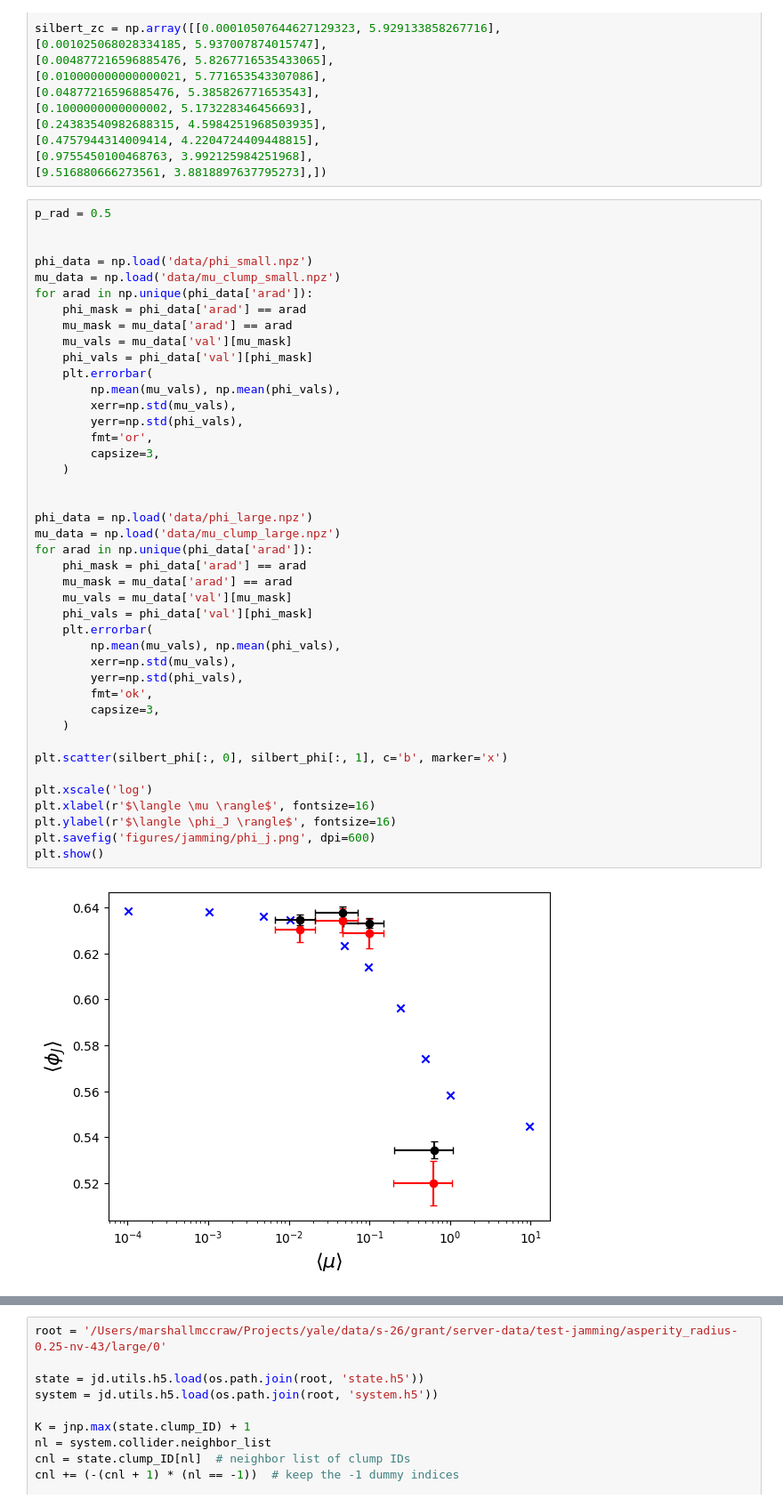
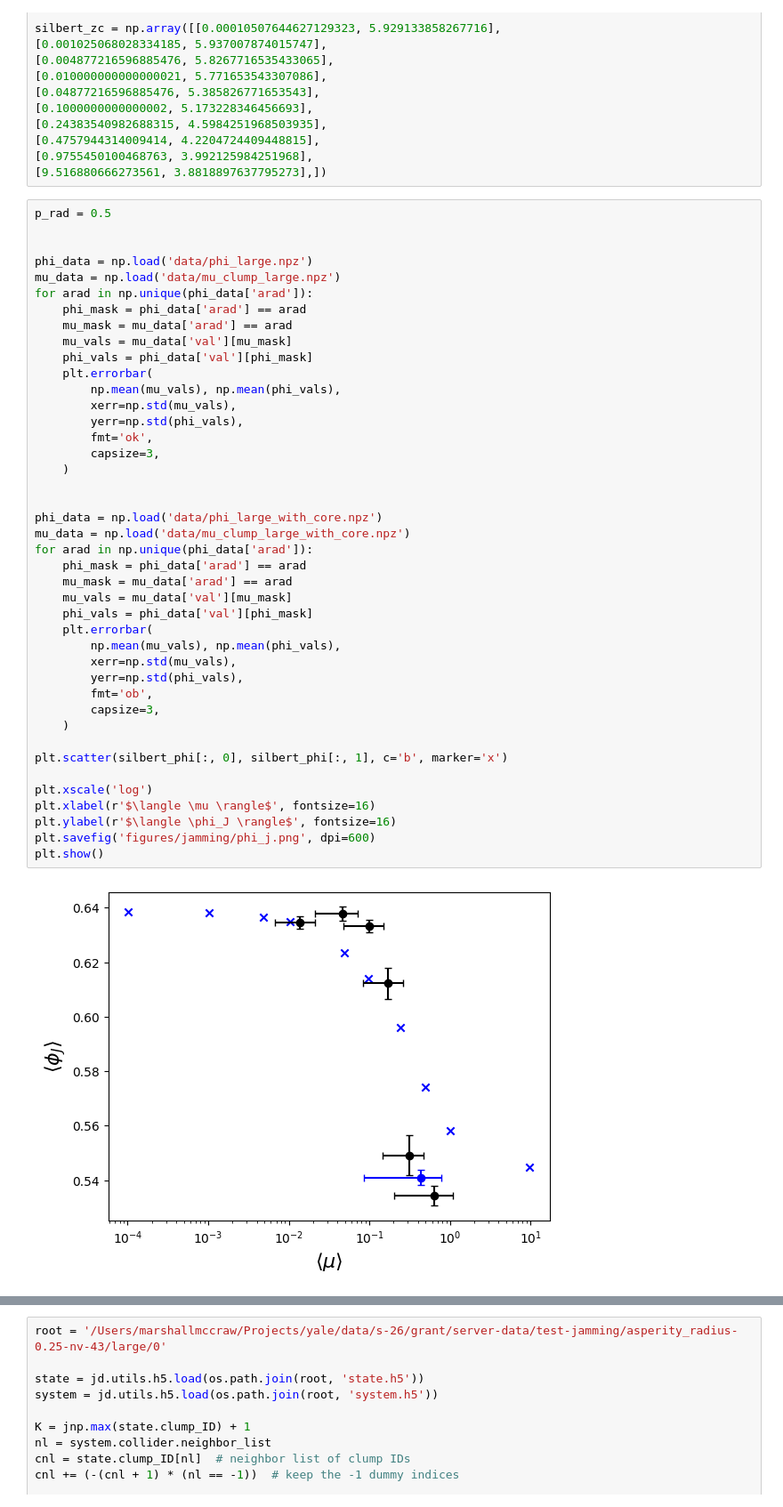
Before and after one commit to mmccraw98/notebooks-spring-26, a Jupyter notebook: 01/grant/analyzing-server-data/testing-jamming.ipynb, the cells around one changed output, grey strips where cells are left out. Shown at 89% size. Cells and saved outputs as stored; diff of their text form.

Commit message:
added friction data

```diff
--- a/01/grant/analyzing-server-data/testing-jamming.ipynb
+++ b/01/grant/analyzing-server-data/testing-jamming.ipynb
@@ -30,48 +30,48 @@ silbert_zc = np.array([[0.00010507644627129323, 5.929133858267716],
 [9.516880666273561, 3.8818897637795273],])
 # %%
 p_rad = 0.5
-
-
-phi_data = np.load('data/phi_small.npz')
-mu_data = np.load('data/mu_clump_small.npz')
-for arad in np.unique(phi_data['arad']):
-    phi_mask = phi_data['arad'] == arad
-    mu_mask = mu_data['arad'] == arad
-    mu_vals = mu_data['val'][mu_mask]
-    phi_vals = phi_data['val'][phi_mask]
-    plt.errorbar(
-        np.mean(mu_vals), np.mean(phi_vals),
-        xerr=np.std(mu_vals),
-        yerr=np.std(phi_vals),
-        fmt='or',
-        capsize=3,
-    )
 
 
 phi_data = np.load('data/phi_large.npz')
 mu_data = np.load('data/mu_clump_large.npz')
 for arad in np.unique(phi_data['arad']):
     phi_mask = phi_data['arad'] == arad
     mu_mask = mu_data['arad'] == arad
     mu_vals = mu_data['val'][mu_mask]
     phi_vals = phi_data['val'][phi_mask]
     plt.errorbar(
         np.mean(mu_vals), np.mean(phi_vals),
         xerr=np.std(mu_vals),
         yerr=np.std(phi_vals),
         fmt='ok',
         capsize=3,
     )
 
+
+phi_data = np.load('data/phi_large_with_core.npz')
+mu_data = np.load('data/mu_clump_large_with_core.npz')
+for arad in np.unique(phi_data['arad']):
+    phi_mask = phi_data['arad'] == arad
+    mu_mask = mu_data['arad'] == arad
+    mu_vals = mu_data['val'][mu_mask]
+    phi_vals = phi_data['val'][phi_mask]
+    plt.errorbar(
+        np.mean(mu_vals), np.mean(phi_vals),
+        xerr=np.std(mu_vals),
+        yerr=np.std(phi_vals),
+        fmt='ob',
+        capsize=3,
+    )
+
 plt.scatter(silbert_phi[:, 0], silbert_phi[:, 1], c='b', marker='x')
 
 plt.xscale('log')
 plt.xlabel(r'$\langle \mu \rangle$', fontsize=16)
 plt.ylabel(r'$\langle \phi_J \rangle$', fontsize=16)
 plt.savefig('figures/jamming/phi_j.png', dpi=600)
 plt.show()
 # %% [output]
-[figure, old version]
+[figure, new version]
 # %%
 p_rad = 0.5
 
```
Also changed, not shown: parts of 1 cell of this notebook, 48 other files.
